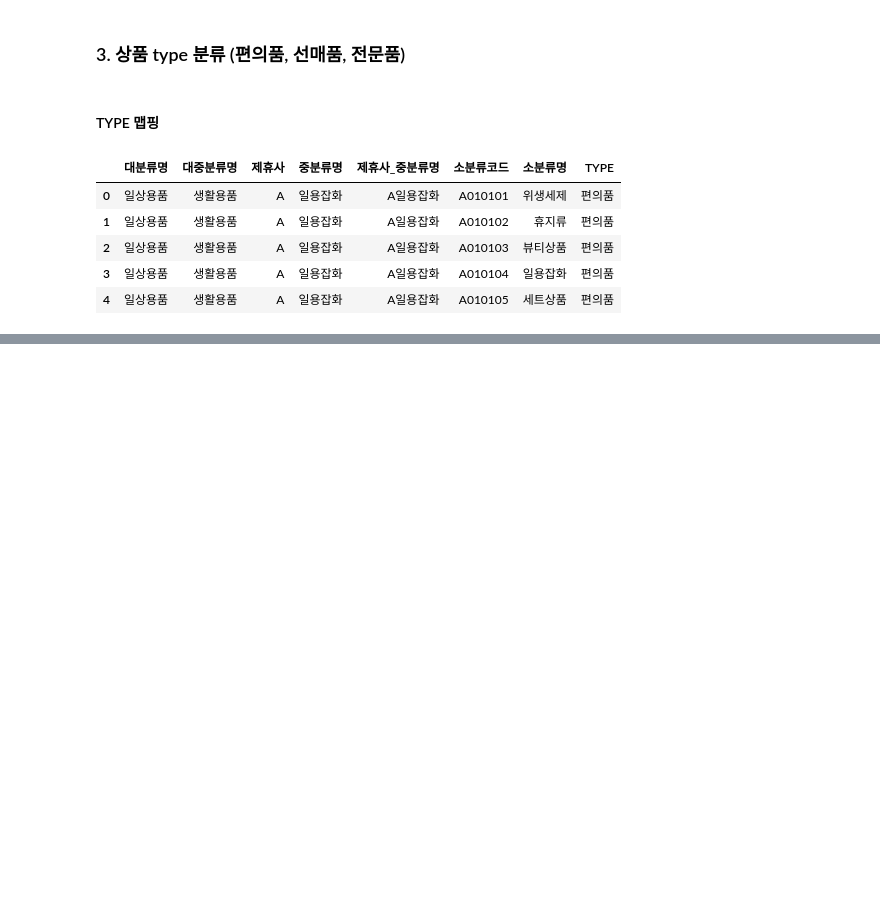
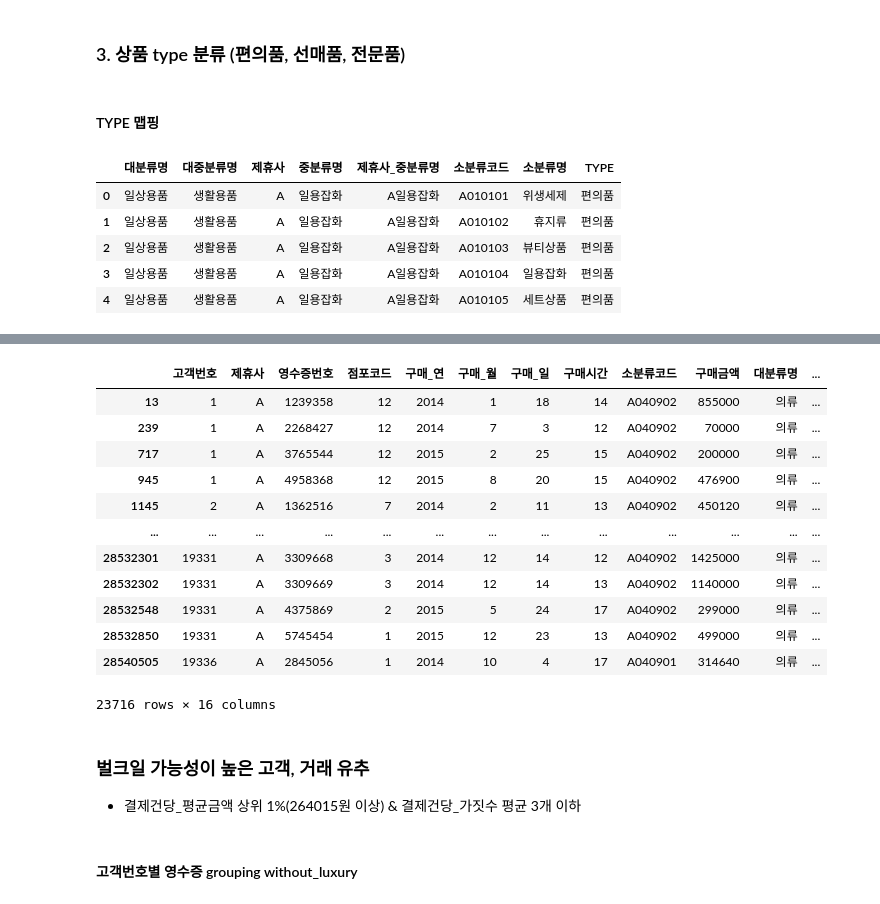
Before and after one commit to PKLH/cakd_LP, a Jupyter notebook: WorkSpace/Han/EDA_221016.ipynb, the cells around one changed output, grey strips where cells are left out. Saved outputs shown, nothing was run; the diff lists cells and outputs as text; code cells hidden in the pictures; blank space fills up the shorter version.

```diff
--- a/WorkSpace/Han/EDA_221016.ipynb
+++ b/WorkSpace/Han/EDA_221016.ipynb
@@ -1340,0 +1284,21 @@ purprd_prodcl[purprd_prodcl.소분류명.str.contains('[*세][트*]')]
+# %%
+purprd_prodcl[(purprd_prodcl.대중분류명=='디자이너')]
+# %% [output]
+|  | 고객번호 | 제휴사 | 영수증번호 | 점포코드 | 구매_연 | 구매_월 | 구매_일 | 구매시간 | 소분류코드 | 구매금액 | 대분류명 | ... |
+| 13 | 1 | A | 1239358 | 12 | 2014 | 1 | 18 | 14 | A040902 | 855000 | 의류 | ... |
+| 239 | 1 | A | 2268427 | 12 | 2014 | 7 | 3 | 12 | A040902 | 70000 | 의류 | ... |
+| 717 | 1 | A | 3765544 | 12 | 2015 | 2 | 25 | 15 | A040902 | 200000 | 의류 | ... |
+| 945 | 1 | A | 4958368 | 12 | 2015 | 8 | 20 | 15 | A040902 | 476900 | 의류 | ... |
+| 1145 | 2 | A | 1362516 | 7 | 2014 | 2 | 11 | 13 | A040902 | 450120 | 의류 | ... |
+| ... | ... | ... | ... | ... | ... | ... | ... | ... | ... | ... | ... | ... |
+| 28532301 | 19331 | A | 3309668 | 3 | 2014 | 12 | 14 | 12 | A040902 | 1425000 | 의류 | ... |
+| 28532302 | 19331 | A | 3309669 | 3 | 2014 | 12 | 14 | 13 | A040902 | 1140000 | 의류 | ... |
+| 28532548 | 19331 | A | 4375869 | 2 | 2015 | 5 | 24 | 17 | A040902 | 299000 | 의류 | ... |
+| 28532850 | 19331 | A | 5745454 | 1 | 2015 | 12 | 23 | 13 | A040902 | 499000 | 의류 | ... |
+| 28540505 | 19336 | A | 2845056 | 1 | 2014 | 10 | 4 | 17 | A040901 | 314640 | 의류 | ... |
+23716 rows × 16 columns
+# %% [markdown]
+### 벌크일 가능성이 높은 고객, 거래 유추
+- 결제건당_평균금액 상위 1%(264015원 이상) & 결제건당_가짓수 평균 3개 이하
+# %% [markdown]
+#### 고객번호별 영수증 grouping without_luxury
```
Also changed, not shown: parts of 48 cells of this notebook.
